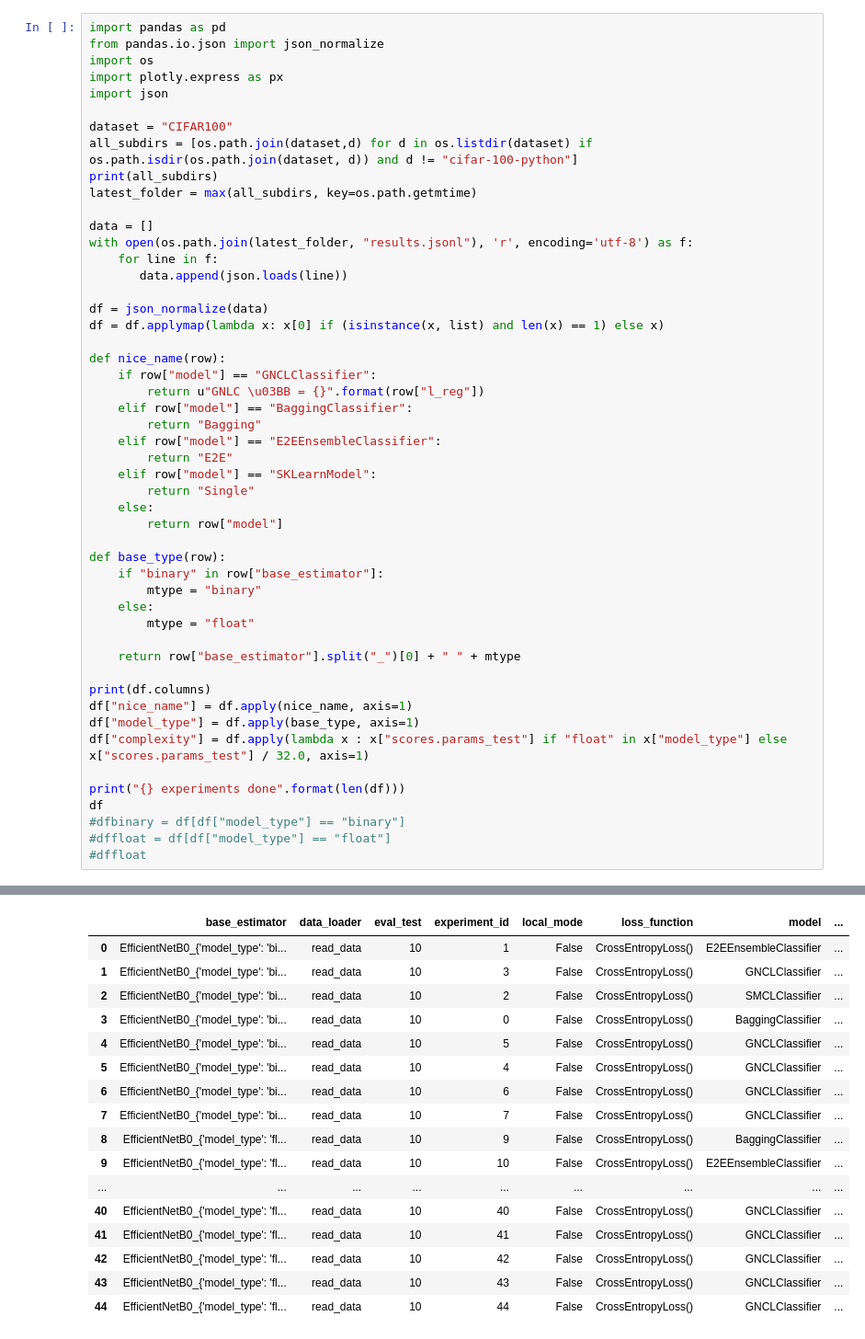
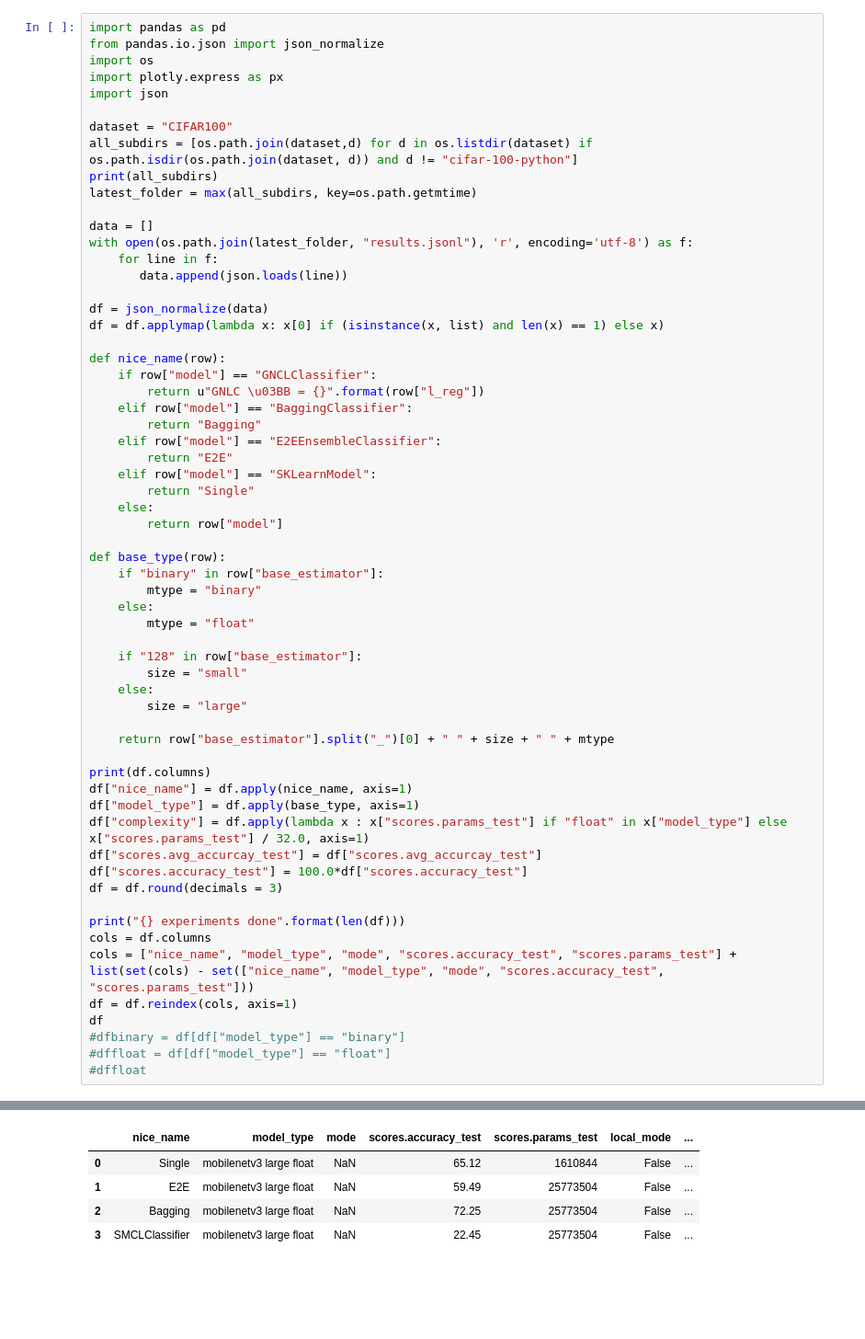
Before and after one commit to sbuschjaeger/gncl, a Jupyter notebook: explore_results.ipynb, the cells around one changed output, grey strips where cells are left out. Shown at 92% size. Saved outputs shown, nothing was run; the diff lists cells and outputs as text; blank space fills up the shorter version.

```diff
--- a/explore_results.ipynb
+++ b/explore_results.ipynb
@@ -36,14 +36,25 @@ def base_type(row):
     else:
         mtype = "float"
 
-    return row["base_estimator"].split("_")[0] + " " + mtype
+    if "128" in row["base_estimator"]:
+        size = "small"
+    else:
+        size = "large"
+
+    return row["base_estimator"].split("_")[0] + " " + size + " " + mtype
 
 print(df.columns)
 df["nice_name"] = df.apply(nice_name, axis=1)
 df["model_type"] = df.apply(base_type, axis=1)
 df["complexity"] = df.apply(lambda x : x["scores.params_test"] if "float" in x["model_type"] else x["scores.params_test"] / 32.0, axis=1)
+df["scores.avg_accurcay_test"] = df["scores.avg_accurcay_test"]
+df["scores.accuracy_test"] = 100.0*df["scores.accuracy_test"]
+df = df.round(decimals = 3)
 
 print("{} experiments done".format(len(df)))
+cols = df.columns
+cols = ["nice_name", "model_type", "mode", "scores.accuracy_test", "scores.params_test"] + list(set(cols) - set(["nice_name", "model_type", "mode", "scores.accuracy_test", "scores.params_test"]))
+df = df.reindex(cols, axis=1)
 df
 #dfbinary = df[df["model_type"] == "binary"]
 #dffloat = df[df["model_type"] == "float"]
@@ -70,17 +80,5 @@ Index([&#39;base_estimator&#39;, &#39;data_loader&#39;, &#39;eval_test&#39;, &#3
-|  | base_estimator | data_loader | eval_test | experiment_id | local_mode | loss_function | model | ... |
-| 0 | EfficientNetB0_{'model_type': 'bi... | read_data | 10 | 1 | False | CrossEntropyLoss() | E2EEnsembleClassifier | ... |
-| 1 | EfficientNetB0_{'model_type': 'bi... | read_data | 10 | 3 | False | CrossEntropyLoss() | GNCLClassifier | ... |
-| 2 | EfficientNetB0_{'model_type': 'bi... | read_data | 10 | 2 | False | CrossEntropyLoss() | SMCLClassifier | ... |
-| 3 | EfficientNetB0_{'model_type': 'bi... | read_data | 10 | 0 | False | CrossEntropyLoss() | BaggingClassifier | ... |
-| 4 | EfficientNetB0_{'model_type': 'bi... | read_data | 10 | 5 | False | CrossEntropyLoss() | GNCLClassifier | ... |
-| 5 | EfficientNetB0_{'model_type': 'bi... | read_data | 10 | 4 | False | CrossEntropyLoss() | GNCLClassifier | ... |
-| 6 | EfficientNetB0_{'model_type': 'bi... | read_data | 10 | 6 | False | CrossEntropyLoss() | GNCLClassifier | ... |
-| 7 | EfficientNetB0_{'model_type': 'bi... | read_data | 10 | 7 | False | CrossEntropyLoss() | GNCLClassifier | ... |
-| 8 | EfficientNetB0_{'model_type': 'fl... | read_data | 10 | 9 | False | CrossEntropyLoss() | BaggingClassifier | ... |
-| 9 | EfficientNetB0_{'model_type': 'fl... | read_data | 10 | 10 | False | CrossEntropyLoss() | E2EEnsembleClassifier | ... |
-| ... | ... | ... | ... | ... | ... | ... | ... | ... |
-| 40 | EfficientNetB0_{'model_type': 'fl... | read_data | 10 | 40 | False | CrossEntropyLoss() | GNCLClassifier | ... |
-| 41 | EfficientNetB0_{'model_type': 'fl... | read_data | 10 | 41 | False | CrossEntropyLoss() | GNCLClassifier | ... |
-| 42 | EfficientNetB0_{'model_type': 'fl... | read_data | 10 | 42 | False | CrossEntropyLoss() | GNCLClassifier | ... |
-| 43 | EfficientNetB0_{'model_type': 'fl... | read_data | 10 | 43 | False | CrossEntropyLoss() | GNCLClassifier | ... |
-| 44 | EfficientNetB0_{'model_type': 'fl... | read_data | 10 | 44 | False | CrossEntropyLoss() | GNCLClassifier | ... |
+|  | nice_name | model_type | mode | scores.accuracy_test | scores.params_test | local_mode | ... |
+| 0 | Single | mobilenetv3 large float | NaN | 65.12 | 1610844 | False | ... |
+| 1 | E2E | mobilenetv3 large float | NaN | 59.49 | 25773504 | False | ... |
+| 2 | Bagging | mobilenetv3 large float | NaN | 72.25 | 25773504 | False | ... |
+| 3 | SMCLClassifier | mobilenetv3 large float | NaN | 22.45 | 25773504 | False | ... |
```
Also changed, not shown: parts of 2 cells of this notebook, 10 other files.
